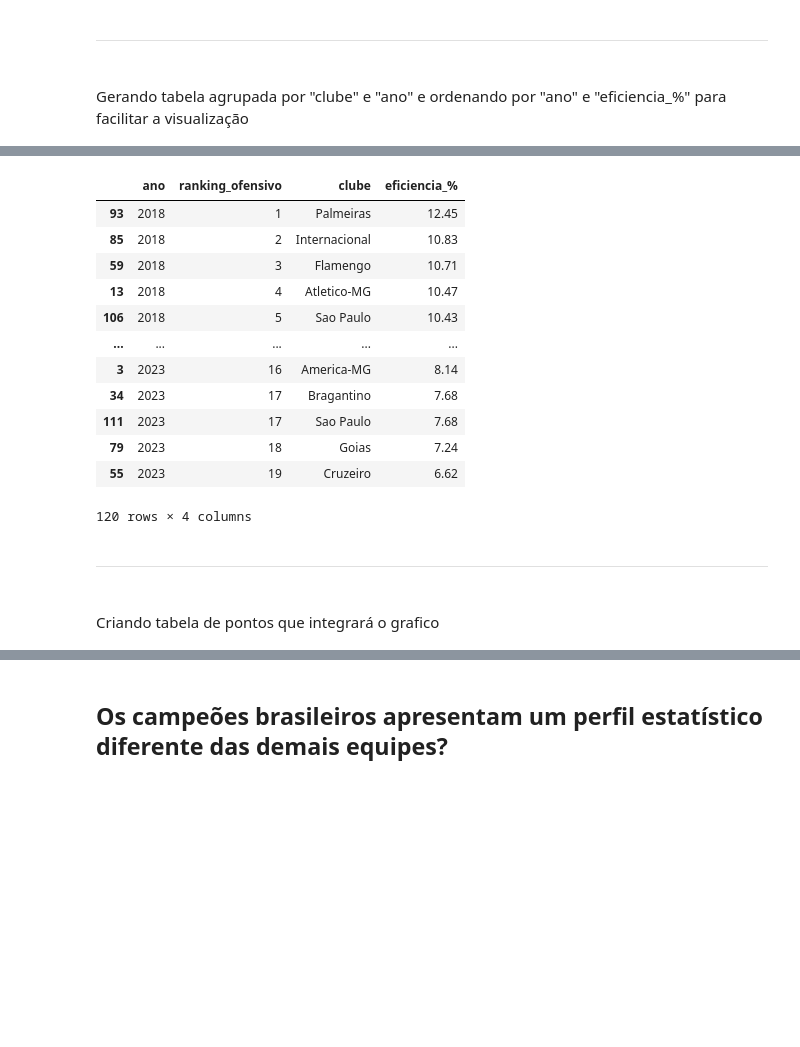
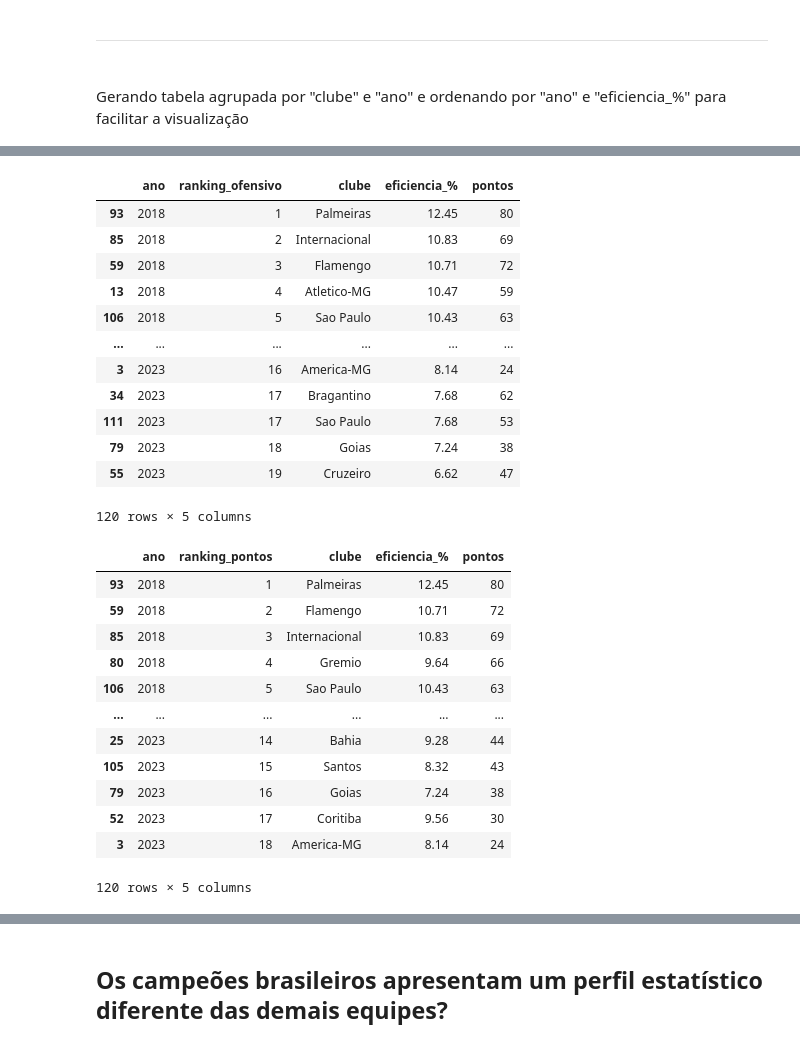
Before and after one commit to CharleneSantos/Caixaverso-FC5, a Jupyter notebook: notebooks/analises.ipynb, the cells around one changed output, grey strips where cells are left out. Drawn from its saved outputs; the diff is of its cells as text; code cells hidden in the pictures; blank space fills up the shorter version.

```diff
--- a/notebooks/analises.ipynb
+++ b/notebooks/analises.ipynb
@@ -58,6 +59,8 @@ df_full = kagglehub.dataset_load(
   "adaoduque/campeonato-brasileiro-de-futebol",
   full,
 )
+
+pd.set_option('display.max_columns', None)
 # %% [markdown]
 <h3>3. Informações Iniciais
 # %%
@@ -799,9 +809,11 @@ df_limpo['gols'] = df_limpo.apply(get_gols, axis=1)
 <br>
 Filtrando apenas dados úteis para a análise de eficiência
 # %%
-df_eficiencia = df_limpo[['partida_id', 'data', 'ano', 'clube', 'chutes', 'gols', 'pontos']].copy()
+df_limpo['eficiencia'] = (df_limpo['gols'] / df_limpo['chutes']) * 100
 
-df_eficiencia['eficiencia_partida'] = df_limpo['gols'] / df_limpo['chutes']
+df_eficiencia = df_limpo[['partida_id', 'data', 'ano', 'clube', 'chutes', 'gols', 'pontos', 'eficiencia']].copy()
+
+
 
 display(df_eficiencia)
 # %% [output]
@@ -824,7 +836,7 @@ display(df_eficiencia)
 Gerando tabela agrupada por "clube" e "ano" e ordenando por "ano" e "eficiencia_%" para facilitar a visualização
 # %%
 eficiencia_agrupada = (
-    df_eficiencia.groupby(["clube", "ano"])[["gols", "chutes"]]
+    df_eficiencia.groupby(["clube", "ano"])[["gols", "chutes", "pontos"]]
     .sum()
     .reset_index()
 )
@@ -858,30 +870,54 @@ Criando ranking por eficiência agrupando por temporada. Este ranking vai compor
 # %%
+# Ranking de eficiência
 eficiencia_agrupada["ranking_ofensivo"] = (
     eficiencia_agrupada.groupby("ano")["eficiencia_%"]
     .rank(ascending=False, method="dense") #optamos pelo uso de dense para que em caso de empate o próximo ranking seja o próximo número inteiro, sem pular números.
     .astype(int)
 )
 
 eficiencia = eficiencia_agrupada.sort_values(
     by=["ano", "ranking_ofensivo"]
 )
 
-display(eficiencia[["ano", "ranking_ofensivo", "clube", "eficiencia_%"]])
+display(eficiencia[["ano", "ranking_ofensivo", "clube", "eficiencia_%", "pontos"]])
+
+
+# Ranking de pontos
+eficiencia_agrupada["ranking_pontos"] = (
+    eficiencia_agrupada.groupby("ano")["pontos"]
+    .rank(ascending=False, method="dense")
+    .astype(int)
+)
+
+colocacao = eficiencia_agrupada.sort_values(
+    by=["ano", "ranking_pontos"]
+)
+
+display(colocacao[["ano", "ranking_pontos", "clube", "eficiencia_%", "pontos"]])
 # %% [output]
-|  | ano | ranking_ofensivo | clube | eficiencia_% |
-| 93 | 2018 | 1 | Palmeiras | 12.45 |
-| 85 | 2018 | 2 | Internacional | 10.83 |
-| 59 | 2018 | 3 | Flamengo | 10.71 |
-| 13 | 2018 | 4 | Atletico-MG | 10.47 |
-| 106 | 2018 | 5 | Sao Paulo | 10.43 |
-| ... | ... | ... | ... | ... |
-| 3 | 2023 | 16 | America-MG | 8.14 |
-| 34 | 2023 | 17 | Bragantino | 7.68 |
-| 111 | 2023 | 17 | Sao Paulo | 7.68 |
-| 79 | 2023 | 18 | Goias | 7.24 |
-| 55 | 2023 | 19 | Cruzeiro | 6.62 |
+|  | ano | ranking_ofensivo | clube | eficiencia_% | pontos |
+| 93 | 2018 | 1 | Palmeiras | 12.45 | 80 |
+| 85 | 2018 | 2 | Internacional | 10.83 | 69 |
+| 59 | 2018 | 3 | Flamengo | 10.71 | 72 |
+| 13 | 2018 | 4 | Atletico-MG | 10.47 | 59 |
+| 106 | 2018 | 5 | Sao Paulo | 10.43 | 63 |
+| ... | ... | ... | ... | ... | ... |
+| 3 | 2023 | 16 | America-MG | 8.14 | 24 |
+| 34 | 2023 | 17 | Bragantino | 7.68 | 62 |
+| 111 | 2023 | 17 | Sao Paulo | 7.68 | 53 |
+| 79 | 2023 | 18 | Goias | 7.24 | 38 |
+| 55 | 2023 | 19 | Cruzeiro | 6.62 | 47 |
-120 rows × 4 columns
+120 rows × 5 columns
+|  | ano | ranking_pontos | clube | eficiencia_% | pontos |
+| 93 | 2018 | 1 | Palmeiras | 12.45 | 80 |
+| 59 | 2018 | 2 | Flamengo | 10.71 | 72 |
+| 85 | 2018 | 3 | Internacional | 10.83 | 69 |
+| 80 | 2018 | 4 | Gremio | 9.64 | 66 |
+| 106 | 2018 | 5 | Sao Paulo | 10.43 | 63 |
+| ... | ... | ... | ... | ... | ... |
+| 25 | 2023 | 14 | Bahia | 9.28 | 44 |
+| 105 | 2023 | 15 | Santos | 8.32 | 43 |
+| 79 | 2023 | 16 | Goias | 7.24 | 38 |
+| 52 | 2023 | 17 | Coritiba | 9.56 | 30 |
+| 3 | 2023 | 18 | America-MG | 8.14 | 24 |
+120 rows × 5 columns
-# %% [markdown]
-<hr>
-<br>
-Criando tabela de pontos que integrará o grafico
```
Also changed, not shown: parts of 38 cells of this notebook, 1 other file.
